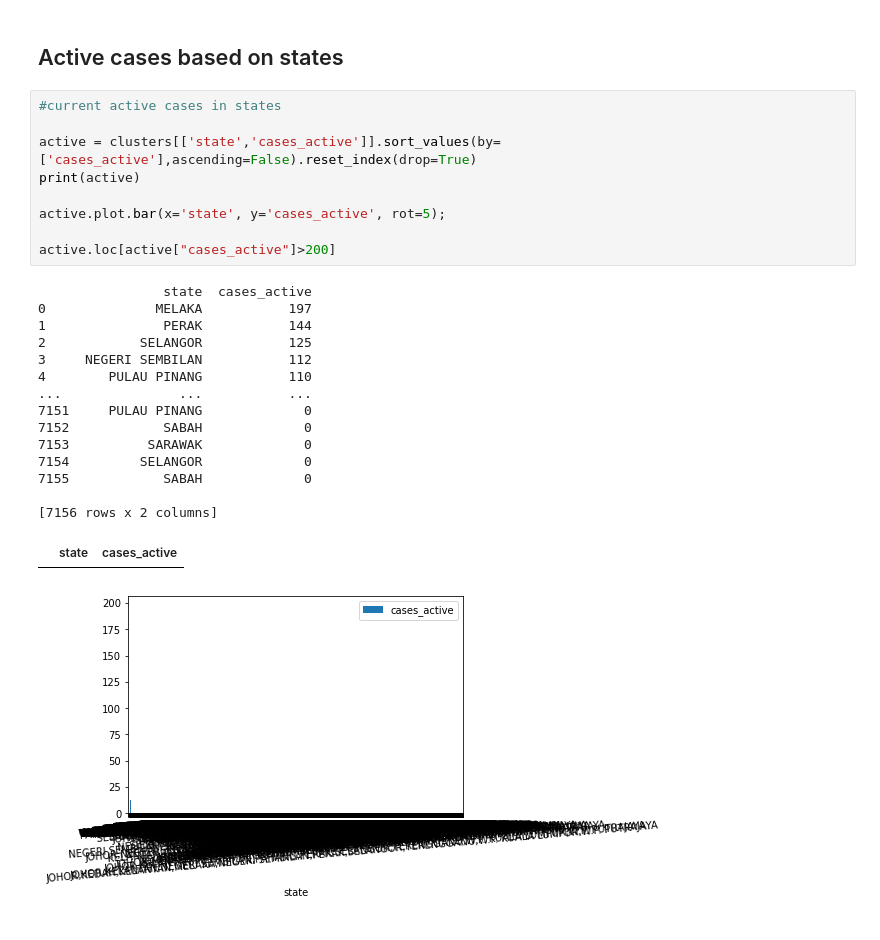
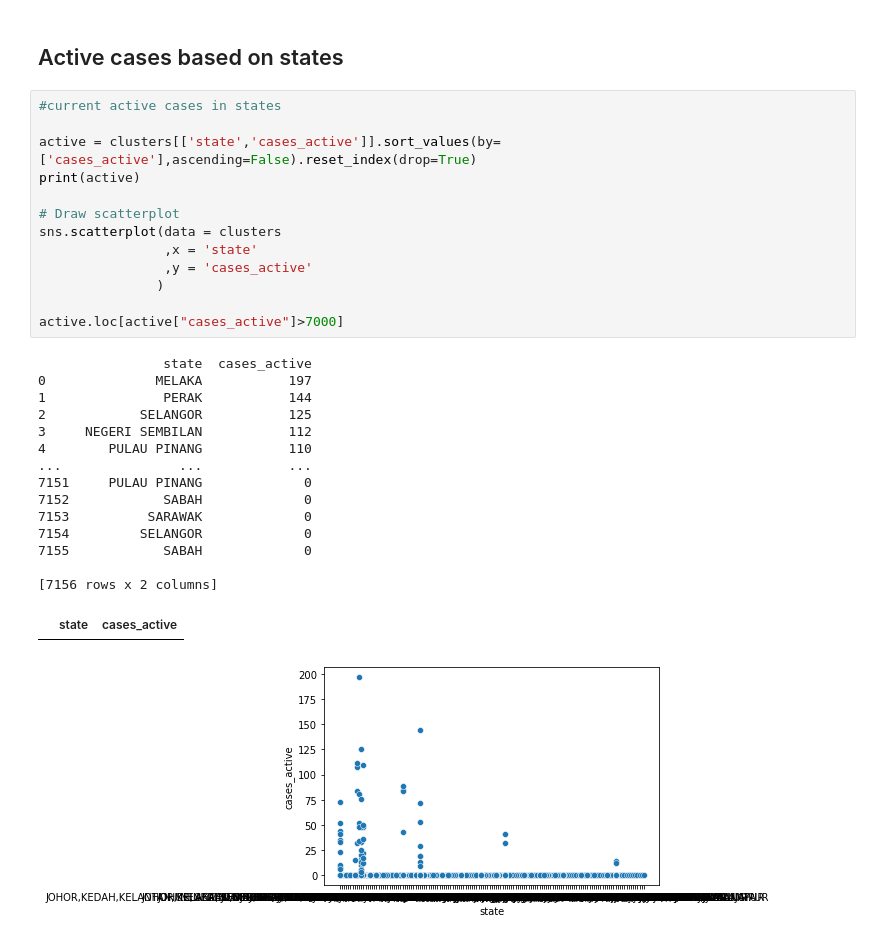
Before and after one commit to drmayu7/covid19-public, a Jupyter notebook: Nisha1.ipynb, the cells around one changed output. Drawn from its saved outputs; the diff is of its cells as text.

```diff
--- a/Nisha1.ipynb
+++ b/Nisha1.ipynb
@@ -98,26 +98,30 @@ category.loc[category["cases_total"]>7000]
 # %%
 #current active cases in states
 
 active = clusters[['state','cases_active']].sort_values(by=['cases_active'],ascending=False).reset_index(drop=True)
 print(active)
 
-active.plot.bar(x='state', y='cases_active', rot=5);
+# Draw scatterplot
+sns.scatterplot(data = clusters
+                ,x = 'state'
+                ,y = 'cases_active'
+               )
 
-active.loc[active["cases_active"]>200]
+active.loc[active["cases_active"]>7000]
 # %% [output]
                 state  cases_active
 0              MELAKA           197
 1               PERAK           144
 2            SELANGOR           125
 3     NEGERI SEMBILAN           112
 4        PULAU PINANG           110
 ...               ...           ...
 7151     PULAU PINANG             0
 7152            SABAH             0
 7153          SARAWAK             0
 7154         SELANGOR             0
 7155            SABAH             0
 
 [7156 rows x 2 columns]
 |  | state | cases_active |
-[figure, old version]
+[figure, new version]
```
Also changed, not shown: parts of 2 cells of this notebook.
